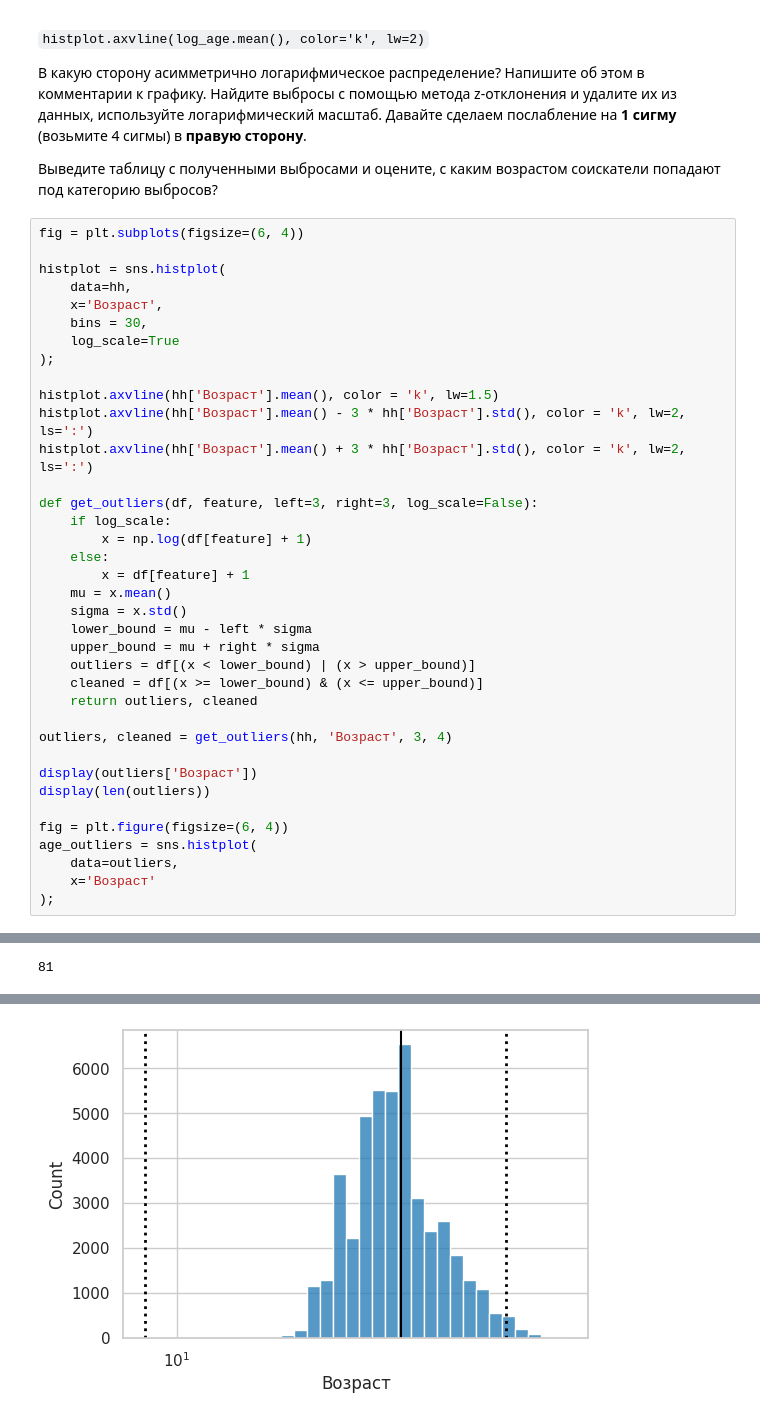
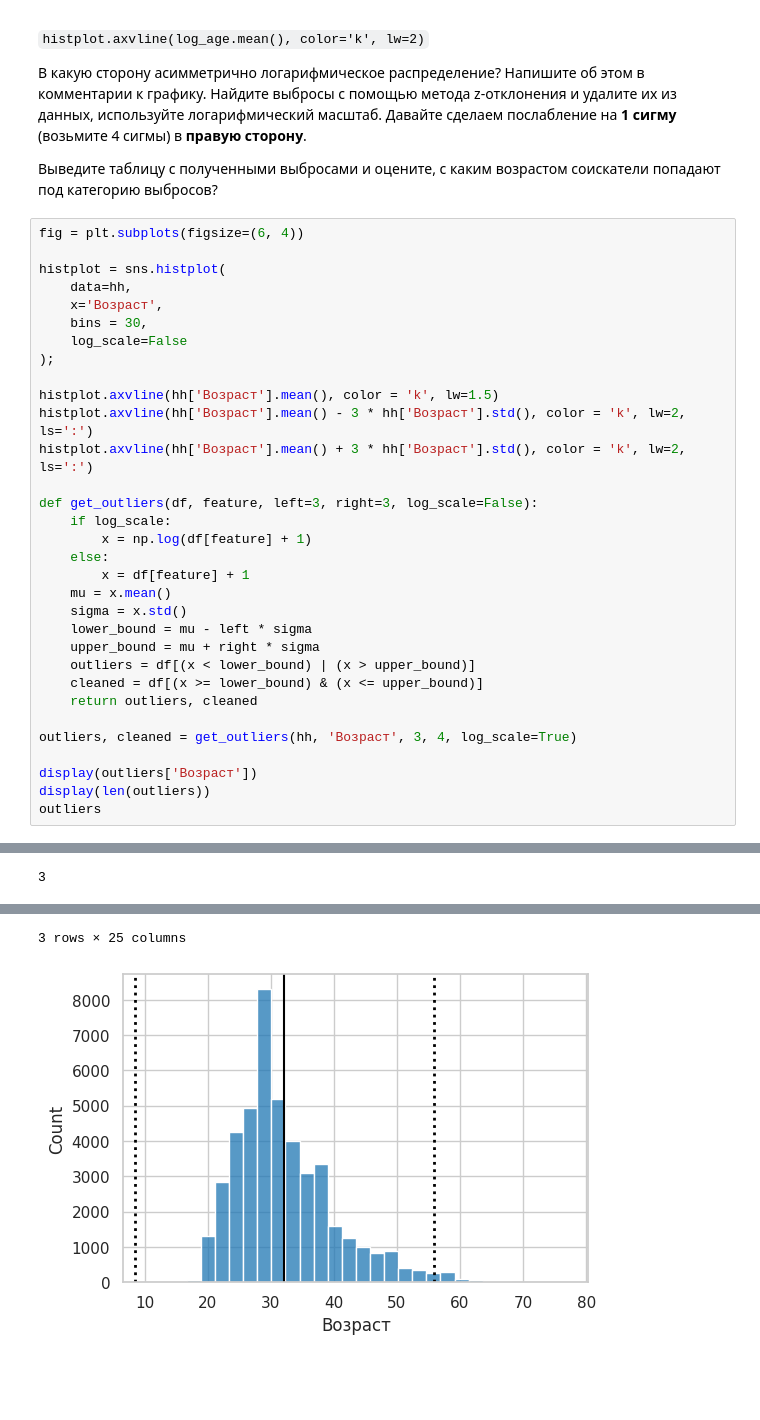
Before and after one commit to sawtoothpulse/project_1, a Jupyter notebook: project_1.ipynb, the cells around one changed output, grey strips where cells are left out. Saved outputs shown, nothing was run; the diff lists cells and outputs as text; blank space fills up the shorter version.

```diff
--- a/project_1.ipynb
+++ b/project_1.ipynb
@@ -617,7 +617,7 @@ histplot = sns.histplot(
     data=hh,
     x='Возраст',
     bins = 30,
-    log_scale=True
+    log_scale=False
 );
 
 histplot.axvline(hh['Возраст'].mean(), color = 'k', lw=1.5)
@@ -637,14 +637,9 @@ def get_outliers(df, feature, left=3, right=3, log_scale=False):
     cleaned = df[(x >= lower_bound) & (x <= upper_bound)]
     return outliers, cleaned
 
-outliers, cleaned = get_outliers(hh, 'Возраст', 3, 4)
+outliers, cleaned = get_outliers(hh, 'Возраст', 3, 4, log_scale=True)
 
 display(outliers['Возраст'])
 display(len(outliers))
-
-fig = plt.figure(figsize=(6, 4))
-age_outliers = sns.histplot(
-    data=outliers,
-    x='Возраст'
-);
+outliers
 # %% [output]
@@ -663 +650 @@ Name: Возраст, Length: 81, dtype: int64
-81
+3
@@ -664 +655,2 @@ Name: Возраст, Length: 81, dtype: int64
+3 rows × 25 columns
-[figure, old version]
+[figure, new version]
```
Also changed, not shown: parts of 3 cells of this notebook.
